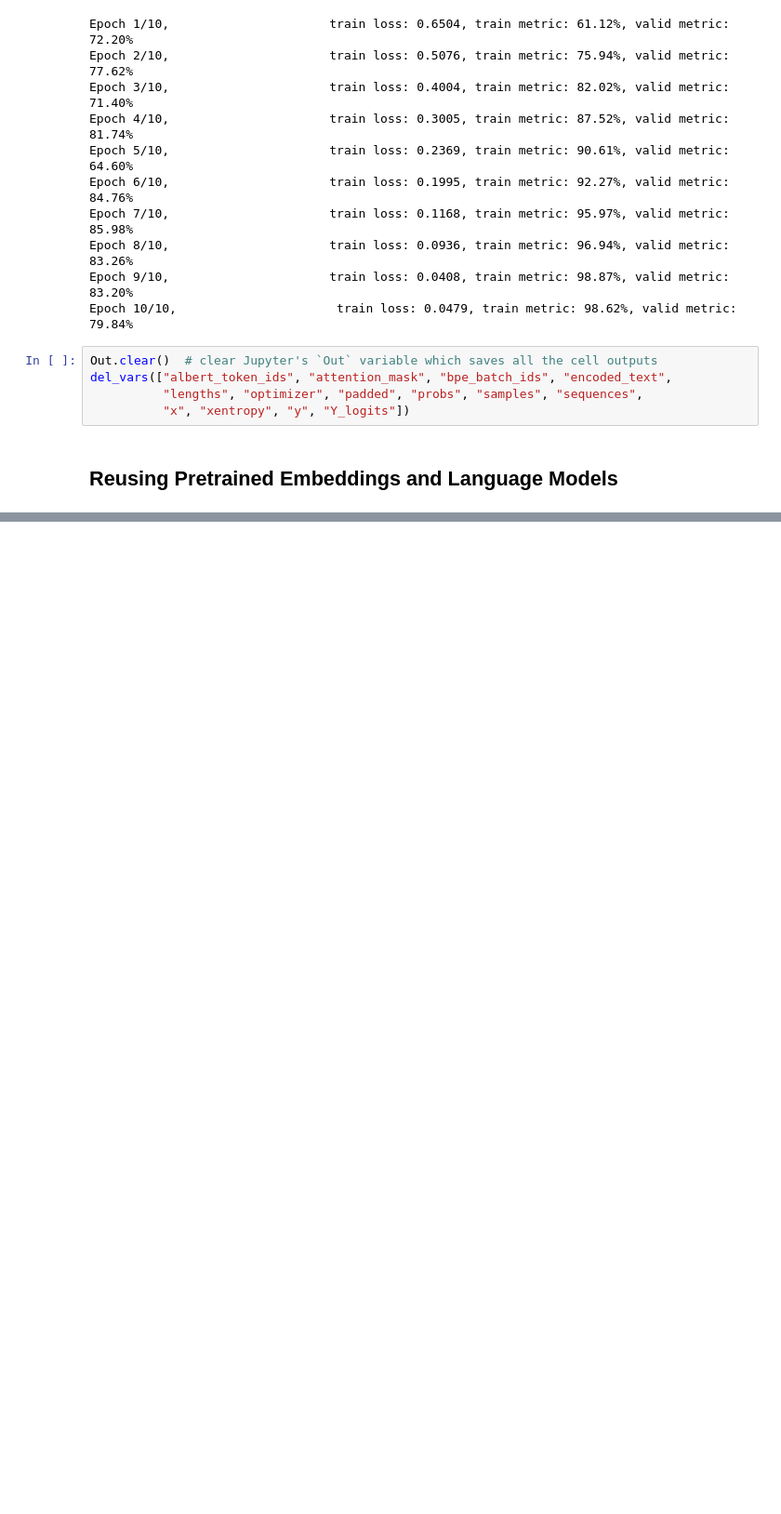
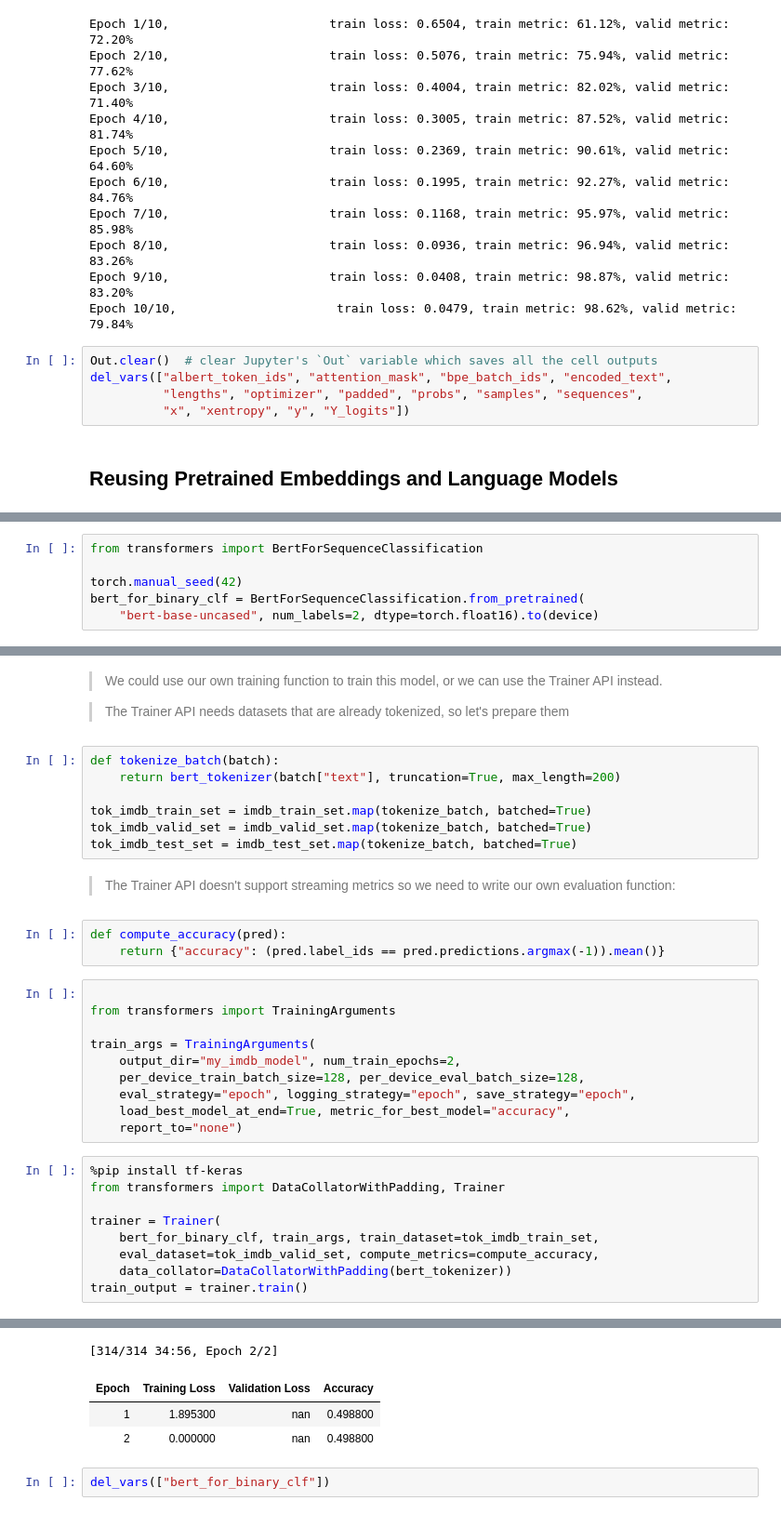
Before and after one commit to KhanUzeb/HOML, a Jupyter notebook: Codes/Chapter14_Pytorch.ipynb, the cells around one changed output, grey strips where cells are left out. Shown at 93% size. Saved outputs shown, nothing was run; the diff lists cells and outputs as text; blank space fills up the shorter version.

```diff
--- a/Codes/Chapter14_Pytorch.ipynb
+++ b/Codes/Chapter14_Pytorch.ipynb
@@ -1003,0 +1160,6 @@ del_vars(["albert_token_ids", "attention_mask", "bpe_batch_ids", "encoded_text",
+# %%
+from transformers import BertForSequenceClassification
+
+torch.manual_seed(42)
+bert_for_binary_clf = BertForSequenceClassification.from_pretrained(
+    "bert-base-uncased", num_labels=2, dtype=torch.float16).to(device)
@@ -1003,0 +1215,36 @@ del_vars(["albert_token_ids", "attention_mask", "bpe_batch_ids", "encoded_text",
+# %% [markdown]
+> We could use our own training function to train this model, or we can use the Trainer API instead.
+
+> The Trainer API needs datasets that are already tokenized, so let's prepare them
+# %%
+def tokenize_batch(batch):
+    return bert_tokenizer(batch["text"], truncation=True, max_length=200)
+
+tok_imdb_train_set = imdb_train_set.map(tokenize_batch, batched=True)
+tok_imdb_valid_set = imdb_valid_set.map(tokenize_batch, batched=True)
+tok_imdb_test_set = imdb_test_set.map(tokenize_batch, batched=True)
+# %% [markdown]
+> The Trainer API doesn't support streaming metrics so we need to write our own evaluation function:
+# %%
+def compute_accuracy(pred):
+    return {"accuracy": (pred.label_ids == pred.predictions.argmax(-1)).mean()}
+# %%
+
+from transformers import TrainingArguments
+
+train_args = TrainingArguments(
+    output_dir="my_imdb_model", num_train_epochs=2,
+    per_device_train_batch_size=128, per_device_eval_batch_size=128,
+    eval_strategy="epoch", logging_strategy="epoch", save_strategy="epoch",
+    load_best_model_at_end=True, metric_for_best_model="accuracy",
+    report_to="none")
+# %%
+%pip install tf-keras
+from transformers import DataCollatorWithPadding, Trainer
+
+trainer = Trainer(
+    bert_for_binary_clf, train_args, train_dataset=tok_imdb_train_set,
+    eval_dataset=tok_imdb_valid_set, compute_metrics=compute_accuracy,
+    data_collator=DataCollatorWithPadding(bert_tokenizer))
+train_output = trainer.train()
+# %% [output]
@@ -1003,0 +1268,6 @@ del_vars(["albert_token_ids", "attention_mask", "bpe_batch_ids", "encoded_text",
+[314/314 34:56, Epoch 2/2]
+| Epoch | Training Loss | Validation Loss | Accuracy |
+| 1 | 1.895300 | nan | 0.498800 |
+| 2 | 0.000000 | nan | 0.498800 |
+# %%
+del_vars(["bert_for_binary_clf"])
```
Also changed, not shown: parts of 30 cells of this notebook, 2 other files.
